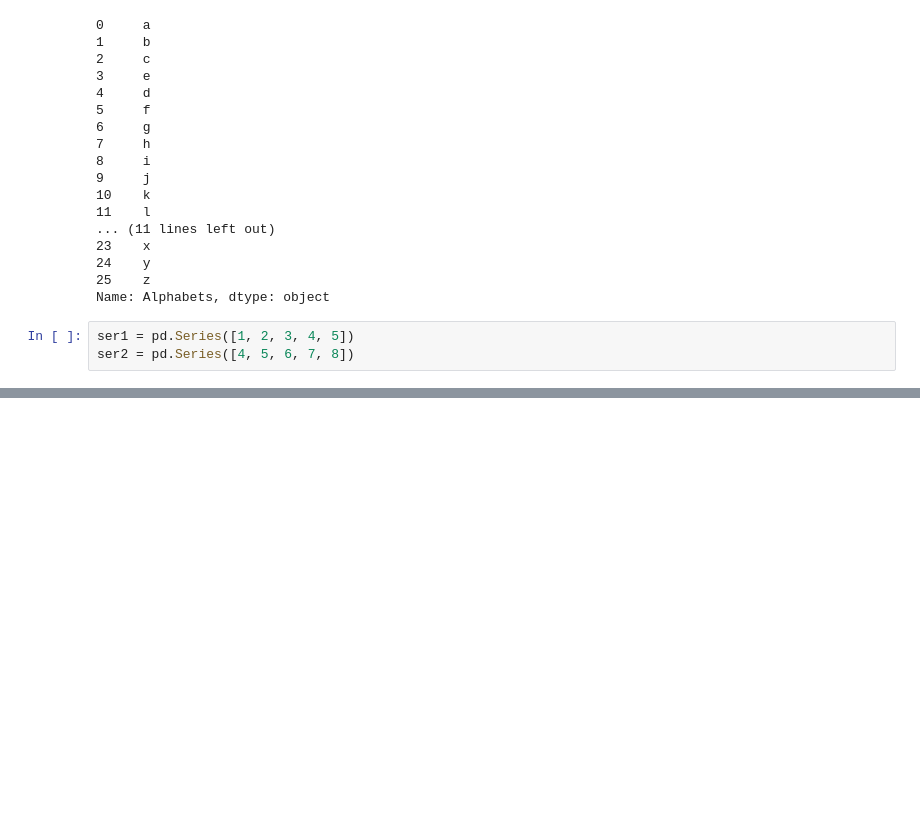
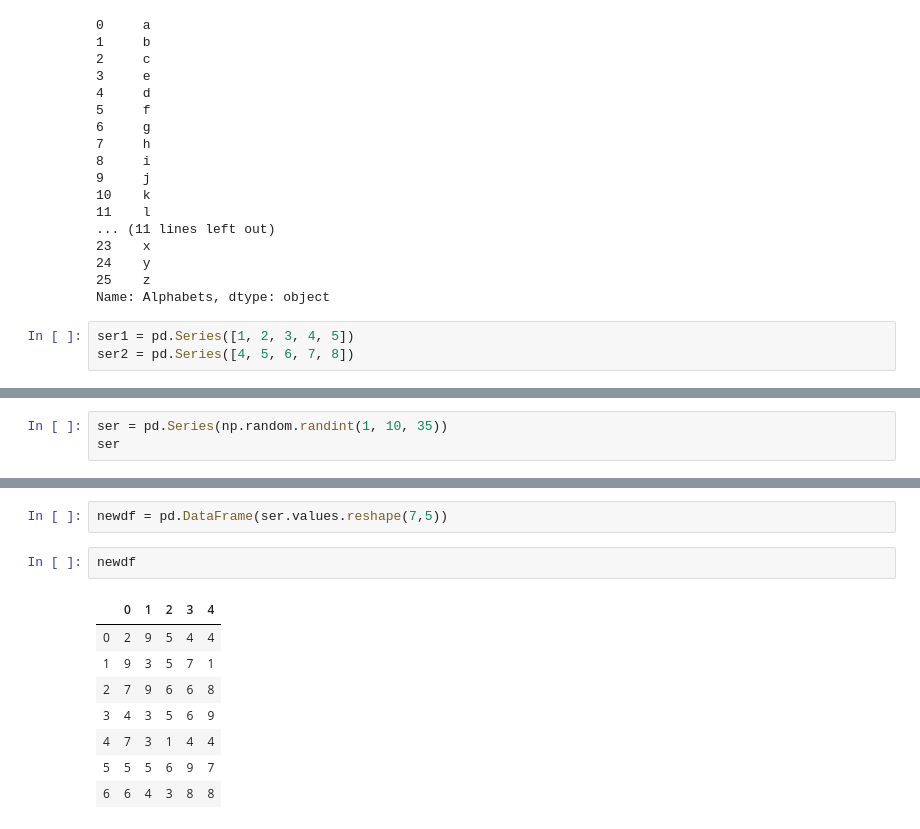
Before and after one commit to Sojiknight/PyDatSciStuds, a Jupyter notebook: Untitled10.ipynb, the cells around one changed output, grey strips where cells are left out. Saved outputs shown, nothing was run; the diff lists cells and outputs as text; blank space fills up the shorter version.

```diff
--- a/Untitled10.ipynb
+++ b/Untitled10.ipynb
@@ -2724,0 +2810,3 @@ ser1[]
+# %%
+ser = pd.Series(np.random.randint(1, 10, 35))
+ser
@@ -2724,0 +2831,13 @@ ser1[]
+# %%
+newdf = pd.DataFrame(ser.values.reshape(7,5))
+# %%
+newdf
+# %% [output]
+|  | 0 | 1 | 2 | 3 | 4 |
+| 0 | 2 | 9 | 5 | 4 | 4 |
+| 1 | 9 | 3 | 5 | 7 | 1 |
+| 2 | 7 | 9 | 6 | 6 | 8 |
+| 3 | 4 | 3 | 5 | 6 | 9 |
+| 4 | 7 | 3 | 1 | 4 | 4 |
+| 5 | 5 | 5 | 6 | 9 | 7 |
+| 6 | 6 | 4 | 3 | 8 | 8 |
```
Also changed, not shown: parts of 21 cells of this notebook.
